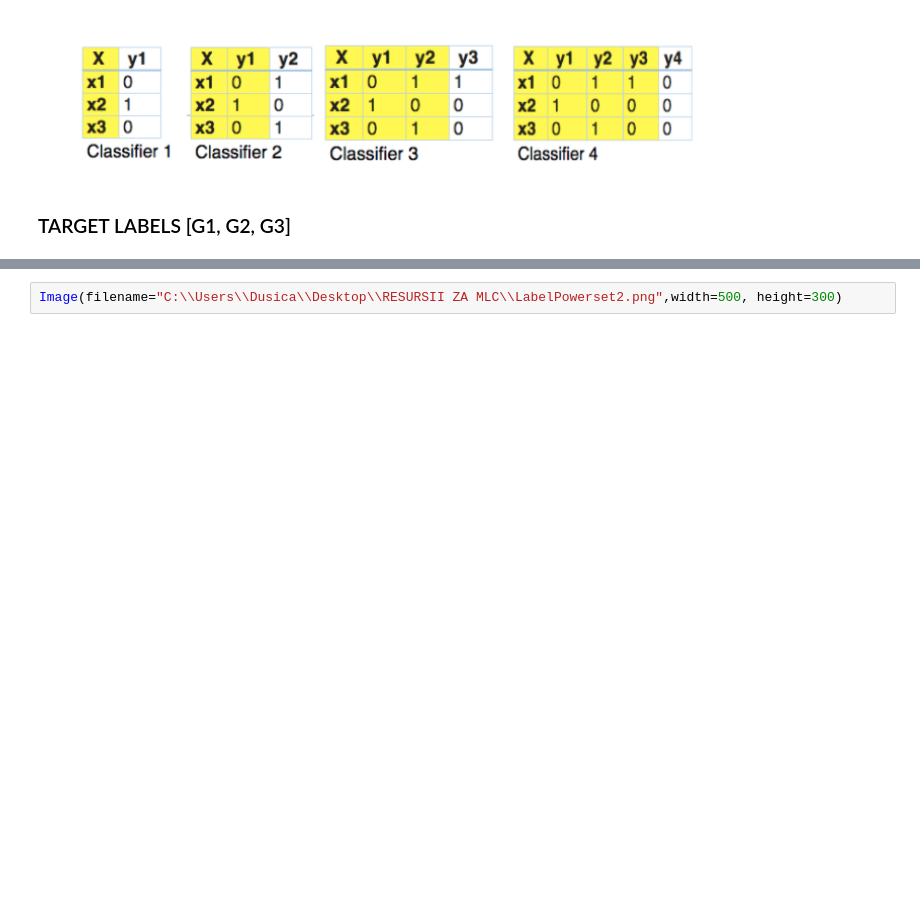
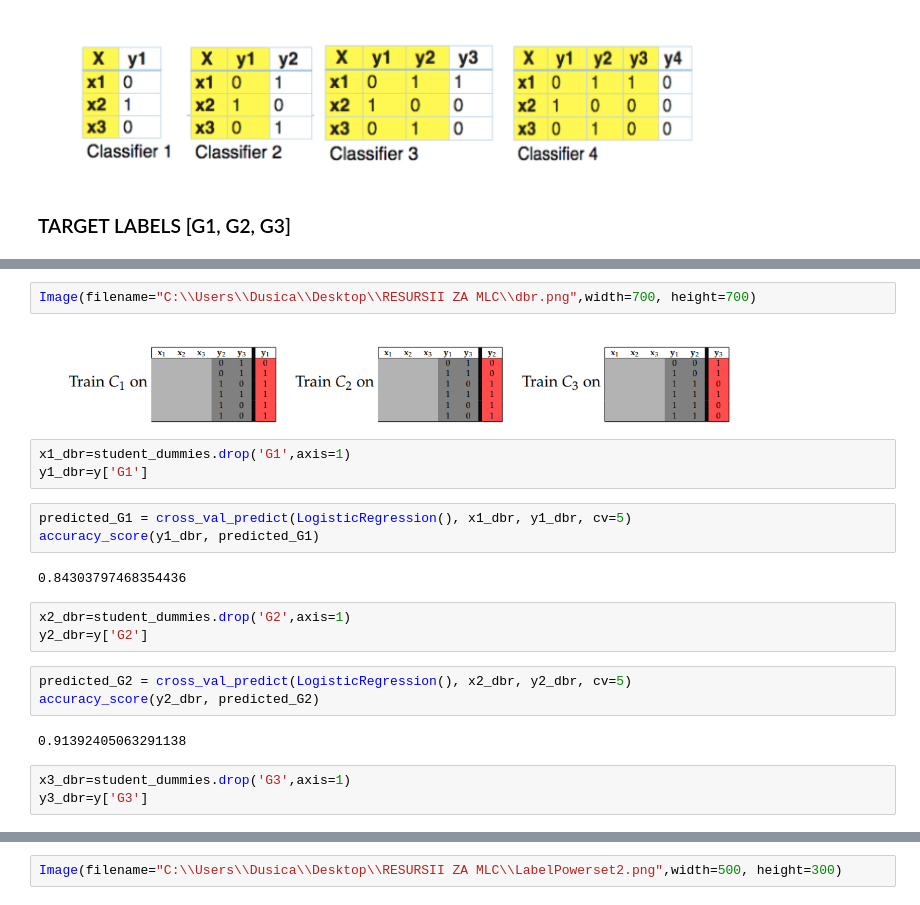
Before and after one commit to dusicastepic/Multi-label-classification-, a Jupyter notebook: MLC - proba.ipynb, the cells around one changed output, grey strips where cells are left out. Cells and saved outputs as stored; diff of their text form; blank space fills up the shorter version.

```diff
--- a/MLC - proba.ipynb
+++ b/MLC - proba.ipynb
@@ -250,0 +343,23 @@ accuracy_score(b_test,predictions)
+# %%
+Image(filename="C:\\Users\\Dusica\\Desktop\\RESURSII ZA MLC\\dbr.png",width=700, height=700)
+# %% [output]
+[figure, added]
+# %%
+x1_dbr=student_dummies.drop('G1',axis=1)
+y1_dbr=y['G1']
+# %%
+predicted_G1 = cross_val_predict(LogisticRegression(), x1_dbr, y1_dbr, cv=5)
+accuracy_score(y1_dbr, predicted_G1)
+# %% [output]
+0.84303797468354436
+# %%
+x2_dbr=student_dummies.drop('G2',axis=1)
+y2_dbr=y['G2']
+# %%
+predicted_G2 = cross_val_predict(LogisticRegression(), x2_dbr, y2_dbr, cv=5)
+accuracy_score(y2_dbr, predicted_G2)
+# %% [output]
+0.91392405063291138
+# %%
+x3_dbr=student_dummies.drop('G3',axis=1)
+y3_dbr=y['G3']
```
Also changed, not shown: parts of 55 cells of this notebook.
